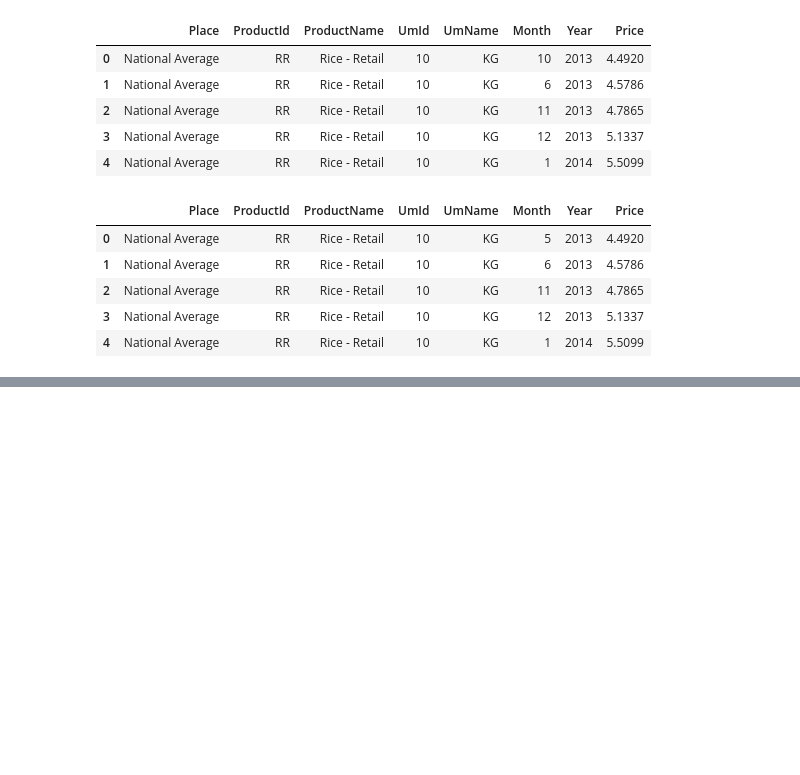
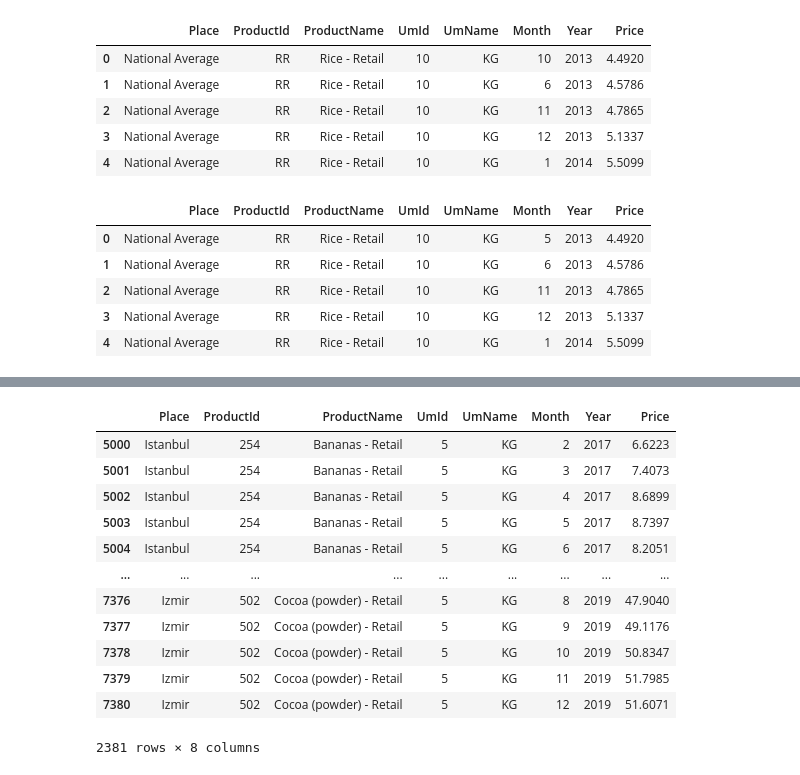
Before and after one commit to Trang27cl/testgit, a Jupyter notebook: FoodPrice_in_Turkey.ipynb, the cells around one changed output, grey strips where cells are left out. Cells and saved outputs as stored; diff of their text form; code cells hidden in the pictures; blank space fills up the shorter version.

```diff
--- a/FoodPrice_in_Turkey.ipynb
+++ b/FoodPrice_in_Turkey.ipynb
@@ -603,0 +622,18 @@ data2
+# %%
+# Tách file 2 chứa các bản ghi còn lại
+df2 = data.loc[5000:7380,:]
+df2
+# %% [output]
+|  | Place | ProductId | ProductName | UmId | UmName | Month | Year | Price |
+| 5000 | Istanbul | 254 | Bananas - Retail | 5 | KG | 2 | 2017 | 6.6223 |
+| 5001 | Istanbul | 254 | Bananas - Retail | 5 | KG | 3 | 2017 | 7.4073 |
+| 5002 | Istanbul | 254 | Bananas - Retail | 5 | KG | 4 | 2017 | 8.6899 |
+| 5003 | Istanbul | 254 | Bananas - Retail | 5 | KG | 5 | 2017 | 8.7397 |
+| 5004 | Istanbul | 254 | Bananas - Retail | 5 | KG | 6 | 2017 | 8.2051 |
+| ... | ... | ... | ... | ... | ... | ... | ... | ... |
+| 7376 | Izmir | 502 | Cocoa (powder) - Retail | 5 | KG | 8 | 2019 | 47.9040 |
+| 7377 | Izmir | 502 | Cocoa (powder) - Retail | 5 | KG | 9 | 2019 | 49.1176 |
+| 7378 | Izmir | 502 | Cocoa (powder) - Retail | 5 | KG | 10 | 2019 | 50.8347 |
+| 7379 | Izmir | 502 | Cocoa (powder) - Retail | 5 | KG | 11 | 2019 | 51.7985 |
+| 7380 | Izmir | 502 | Cocoa (powder) - Retail | 5 | KG | 12 | 2019 | 51.6071 |
+2381 rows × 8 columns
```
Also changed, not shown: parts of 20 cells of this notebook.
